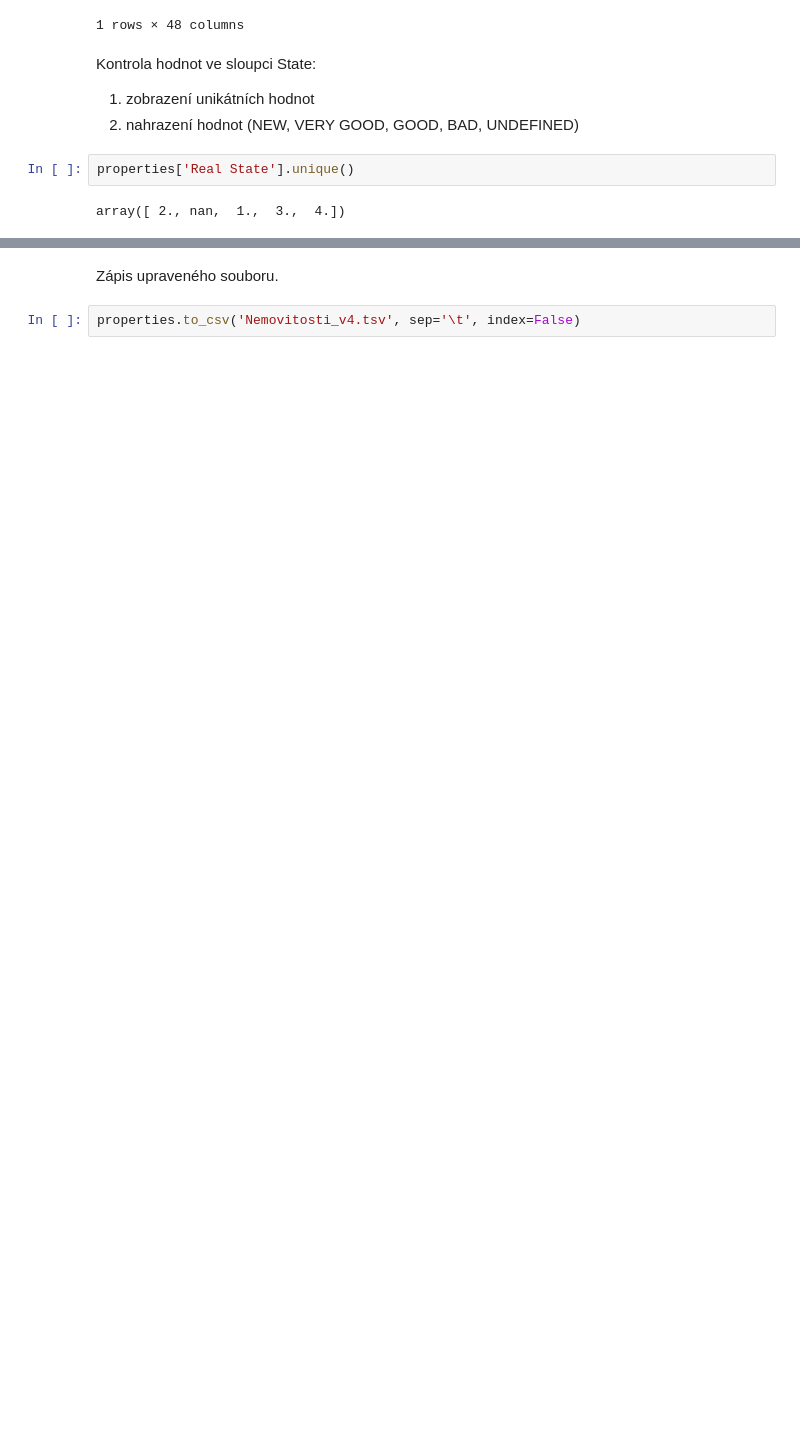
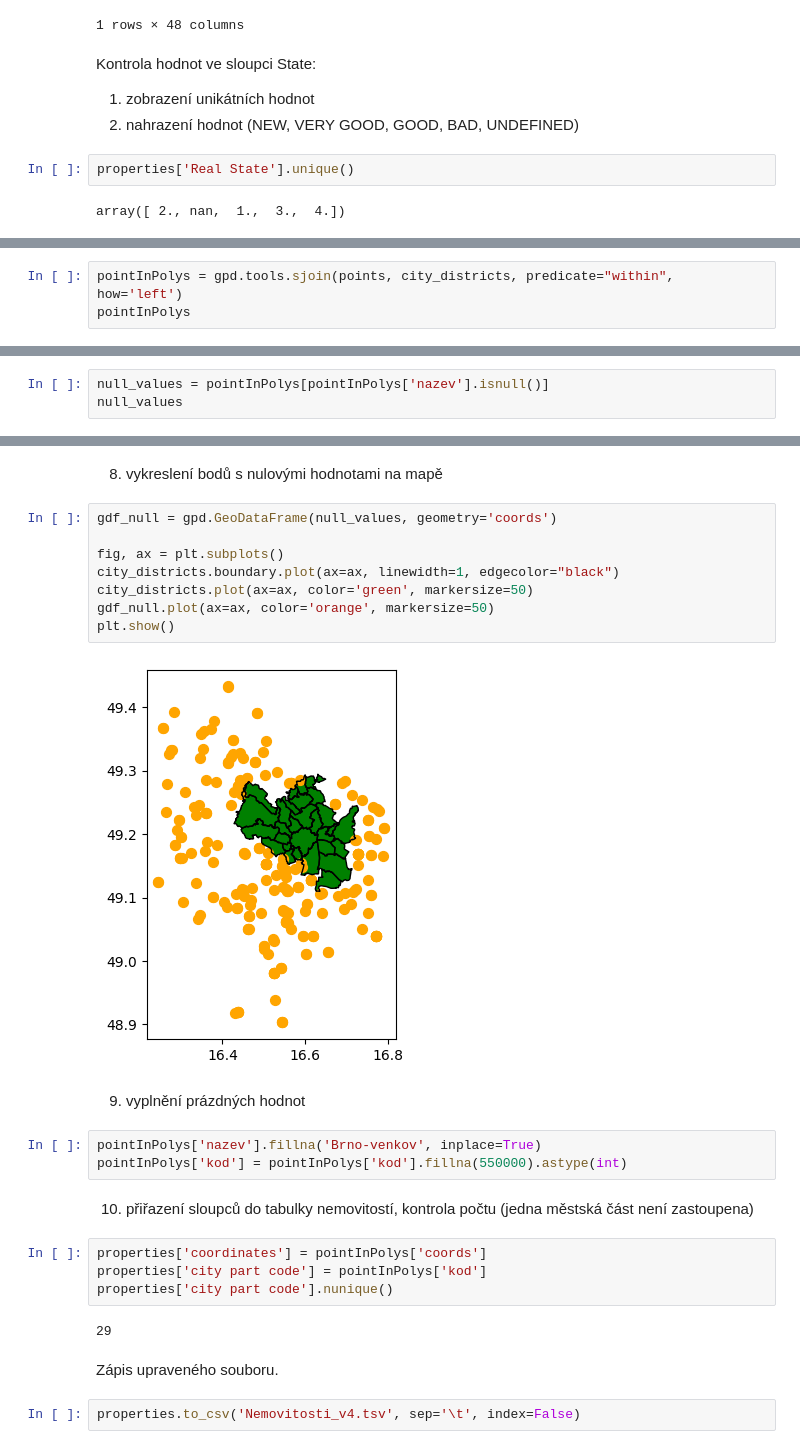
Before and after one commit to BacovskaMarcela/Project_Czechitas, a Jupyter notebook: Nemovitosti_tabulka.ipynb, the cells around one changed output, grey strips where cells are left out. Drawn from its saved outputs; the diff is of its cells as text; blank space fills up the shorter version.

```diff
--- a/Nemovitosti_tabulka.ipynb
+++ b/Nemovitosti_tabulka.ipynb
@@ -147,0 +81,3 @@ Result
+# %%
+pointInPolys = gpd.tools.sjoin(points, city_districts, predicate="within", how='left')
+pointInPolys
@@ -147,0 +118,3 @@ Result
+# %%
+null_values = pointInPolys[pointInPolys['nazev'].isnull()]
+null_values
@@ -148,3 +135,28 @@ Result
+# %% [markdown]
+8. vykreslení bodů s nulovými hodnotami na mapě
+# %%
+gdf_null = gpd.GeoDataFrame(null_values, geometry='coords')
+
+fig, ax = plt.subplots()
+city_districts.boundary.plot(ax=ax, linewidth=1, edgecolor="black")
+city_districts.plot(ax=ax, color='green', markersize=50)
+gdf_null.plot(ax=ax, color='orange', markersize=50)
+plt.show()
+# %% [output]
+[figure, added]
+# %% [markdown]
+9. vyplnění prázdných hodnot
+# %%
+pointInPolys['nazev'].fillna('Brno-venkov', inplace=True)
+pointInPolys['kod'] = pointInPolys['kod'].fillna(550000).astype(int)
+# %% [markdown]
+10. přiřazení sloupců do tabulky nemovitostí, kontrola počtu (jedna městská část není zastoupena)
+# %%
+properties['coordinates'] = pointInPolys['coords']
+properties['city part code'] = pointInPolys['kod']
+properties['city part code'].nunique()
+# %% [output]
+29
 # %% [markdown]
 Zápis upraveného souboru.
 # %%
```
Also changed, not shown: parts of 25 cells of this notebook.
